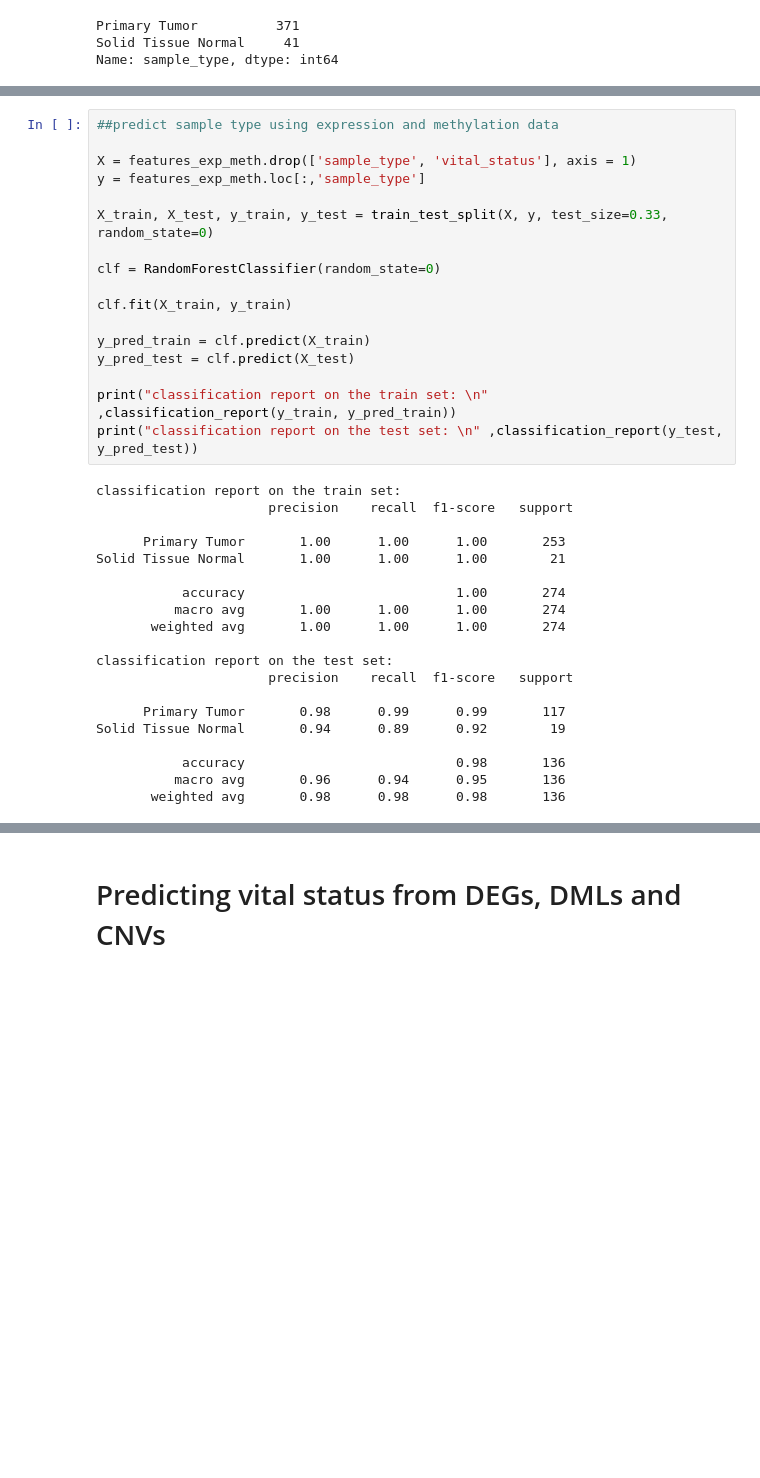
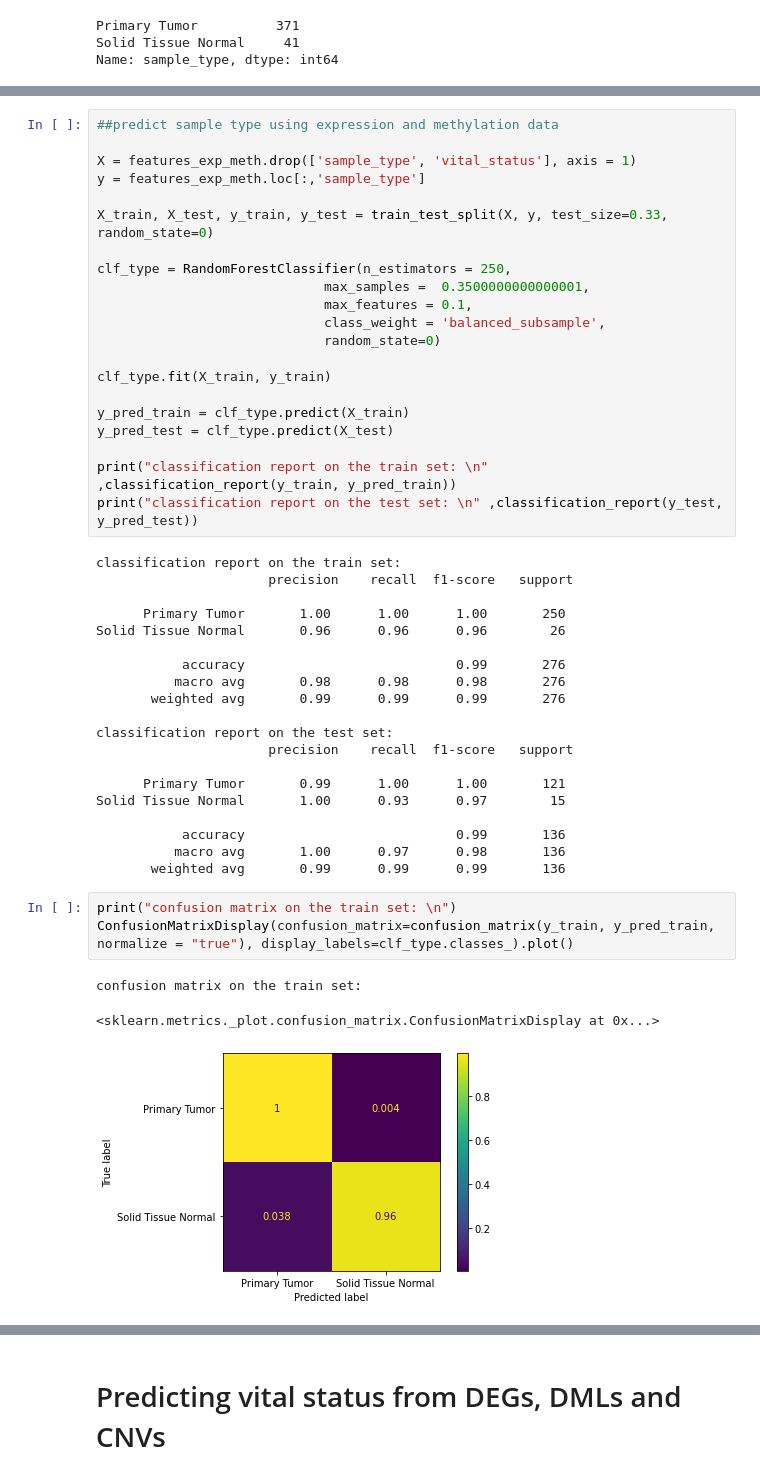
Before and after one commit to bibymaths/liver_prediction, a Jupyter notebook: ML_LIHC.ipynb, the cells around one changed output, grey strips where cells are left out. Drawn from its saved outputs; the diff is of its cells as text; blank space fills up the shorter version.

```diff
--- a/ML_LIHC.ipynb
+++ b/ML_LIHC.ipynb
@@ -55,12 +77,16 @@ y = features_exp_meth.loc[:,'sample_type']
 
 X_train, X_test, y_train, y_test = train_test_split(X, y, test_size=0.33, random_state=0)
 
-clf = RandomForestClassifier(random_state=0)
+clf_type = RandomForestClassifier(n_estimators = 250,
+                             max_samples =  0.3500000000000001,
+                             max_features = 0.1,
+                             class_weight = 'balanced_subsample',
+                             random_state=0)
 
-clf.fit(X_train, y_train)
+clf_type.fit(X_train, y_train)
 
-y_pred_train = clf.predict(X_train)
-y_pred_test = clf.predict(X_test)
+y_pred_train = clf_type.predict(X_train)
+y_pred_test = clf_type.predict(X_test)
 
 print("classification report on the train set: \n" ,classification_report(y_train, y_pred_train))
 print("classification report on the test set: \n" ,classification_report(y_test, y_pred_test))
@@ -68,19 +94,26 @@ print("classification report on the test set: \n" ,classification_report(y_test,
 classification report on the train set:
                       precision    recall  f1-score   support
 
-      Primary Tumor       1.00      1.00      1.00       253
-Solid Tissue Normal       1.00      1.00      1.00        21
+      Primary Tumor       1.00      1.00      1.00       250
+Solid Tissue Normal       0.96      0.96      0.96        26
 
-           accuracy                           1.00       274
-          macro avg       1.00      1.00      1.00       274
-       weighted avg       1.00      1.00      1.00       274
+           accuracy                           0.99       276
+          macro avg       0.98      0.98      0.98       276
+       weighted avg       0.99      0.99      0.99       276
 
 classification report on the test set:
                       precision    recall  f1-score   support
 
-      Primary Tumor       0.98      0.99      0.99       117
-Solid Tissue Normal       0.94      0.89      0.92        19
+      Primary Tumor       0.99      1.00      1.00       121
+Solid Tissue Normal       1.00      0.93      0.97        15
 
-           accuracy                           0.98       136
-          macro avg       0.96      0.94      0.95       136
-       weighted avg       0.98      0.98      0.98       136
+           accuracy                           0.99       136
+          macro avg       1.00      0.97      0.98       136
+       weighted avg       0.99      0.99      0.99       136
+# %%
+print("confusion matrix on the train set: \n")
+ConfusionMatrixDisplay(confusion_matrix=confusion_matrix(y_train, y_pred_train, normalize = "true"), display_labels=clf_type.classes_).plot()
+# %% [output]
+confusion matrix on the train set:
+<sklearn.metrics._plot.confusion_matrix.ConfusionMatrixDisplay at 0x...>
+[figure, added]
```
Also changed, not shown: parts of 40 cells of this notebook, 1 other file.
